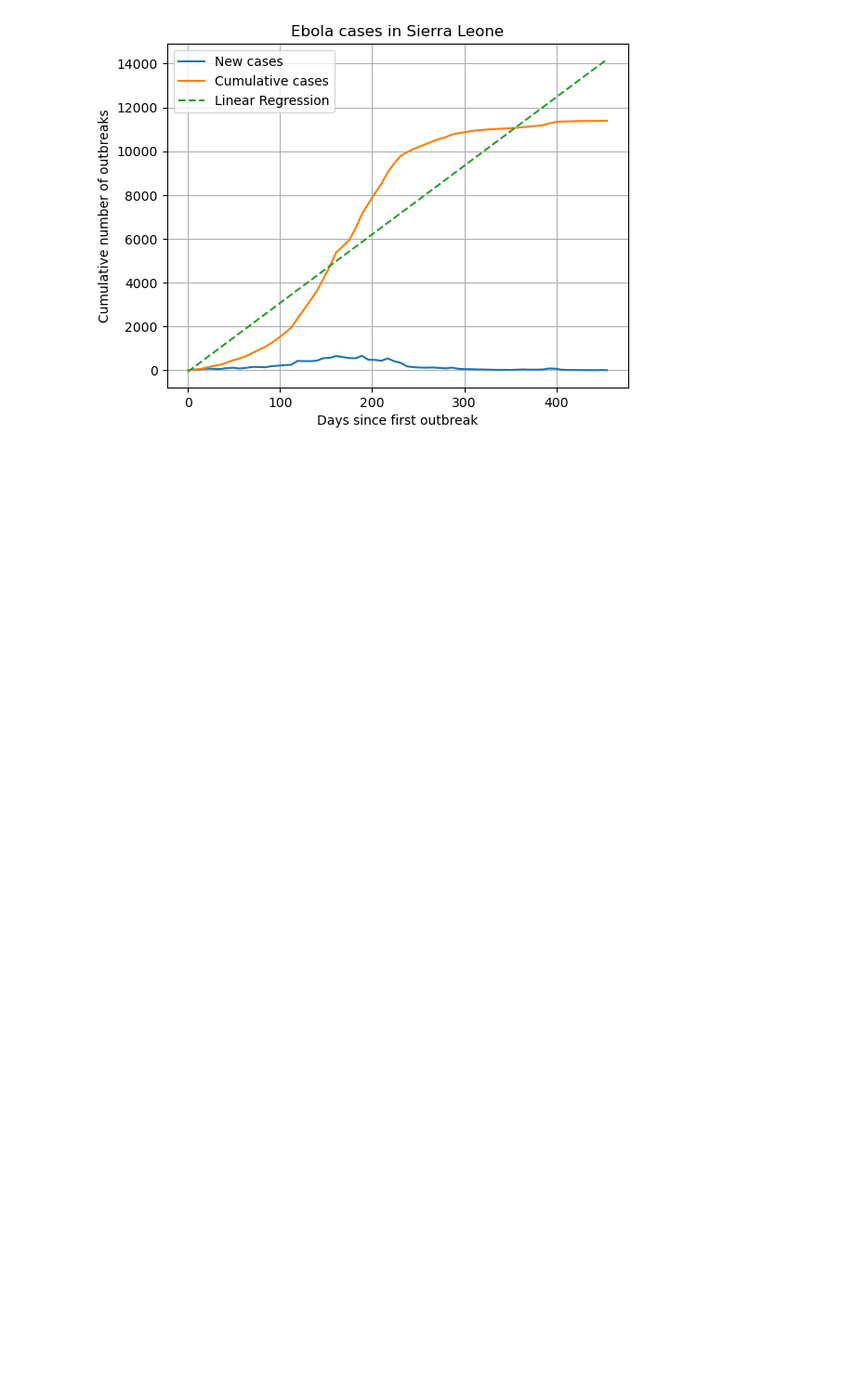
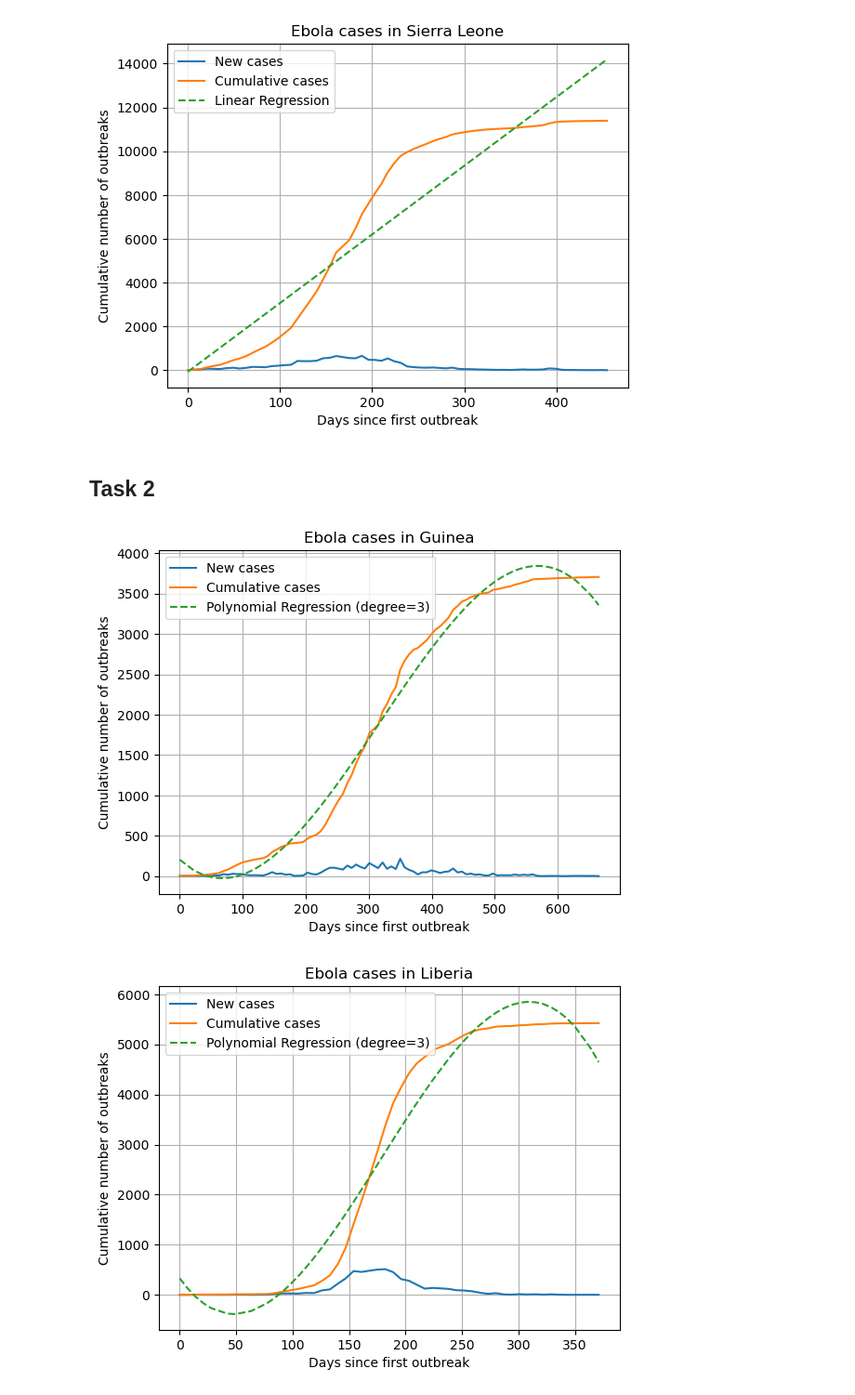
Before and after one commit to AliRiaz34/Mod300-project4, a Jupyter notebook: PyGaLaXy.ipynb, the cells around one changed output. Shown at 93% size. Cells and saved outputs as stored; diff of their text form; code cells hidden in the pictures; blank space fills up the shorter version.

```diff
--- a/PyGaLaXy.ipynb
+++ b/PyGaLaXy.ipynb
@@ -288,3 +288,34 @@ for file, country in files:
 [figure]
 [figure]
 [figure]
+# %% [markdown]
+## Task 2
+# %%
+from sklearn.preprocessing import PolynomialFeatures
+
+for file, country in files:
+    data = np.loadtxt(file, skiprows=1, usecols=(1, 2))
+
+    days = data[:, 0]
+    new_cases = data[:, 1]
+    cumulative_cases = np.cumsum(new_cases)
+
+    poly = PolynomialFeatures(degree=3)
+    days_poly = poly.fit_transform(days.reshape(-1, 1))
+
+    model = LinearRegression()
+    model.fit(days_poly, cumulative_cases)
+    pred = model.predict(days_poly)
+
+    plt.plot(days, new_cases, label="New cases")
+    plt.plot(days, cumulative_cases, label="Cumulative cases")
+    plt.plot(days, pred, '--', label=f"Polynomial Regression (degree={degree})")
+    plt.xlabel("Days since first outbreak")
+    plt.ylabel("Cumulative number of outbreaks")
+    plt.title(f"Ebola cases in {country}")
+    plt.legend()
+    plt.grid()
+    plt.show()
+# %% [output]
+[figure, added]
+[figure, added]
```
Also changed, not shown: parts of 2 cells of this notebook.
